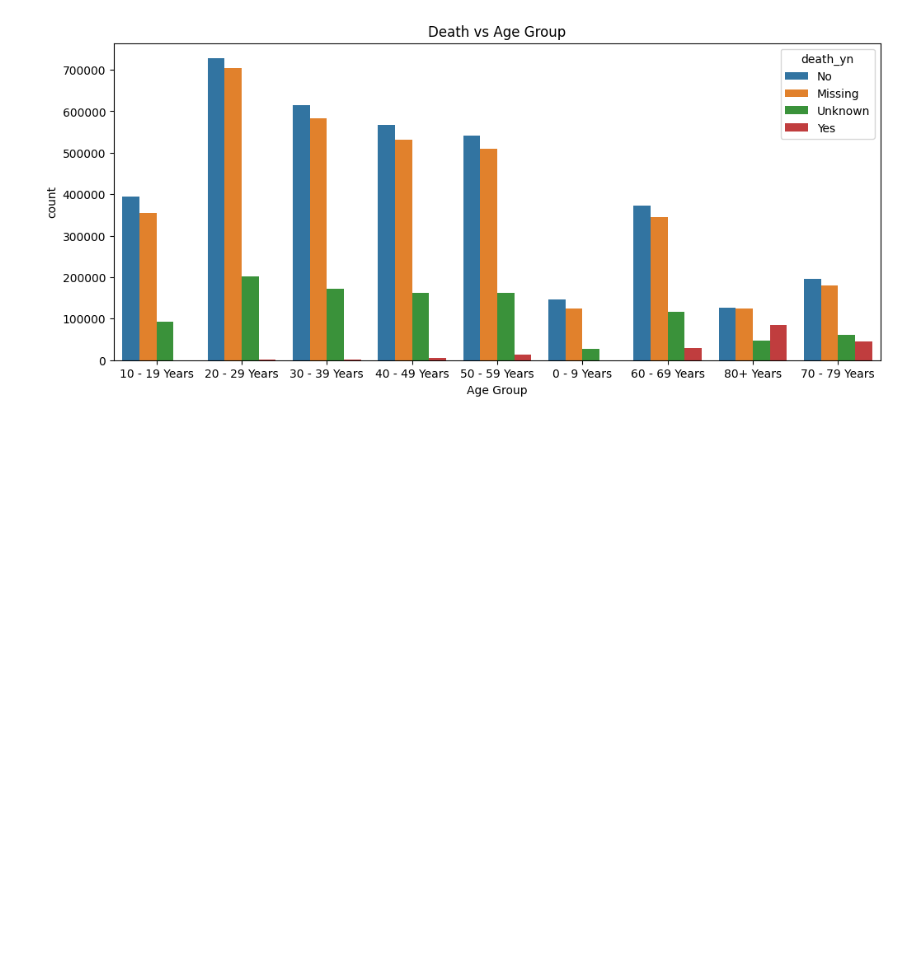
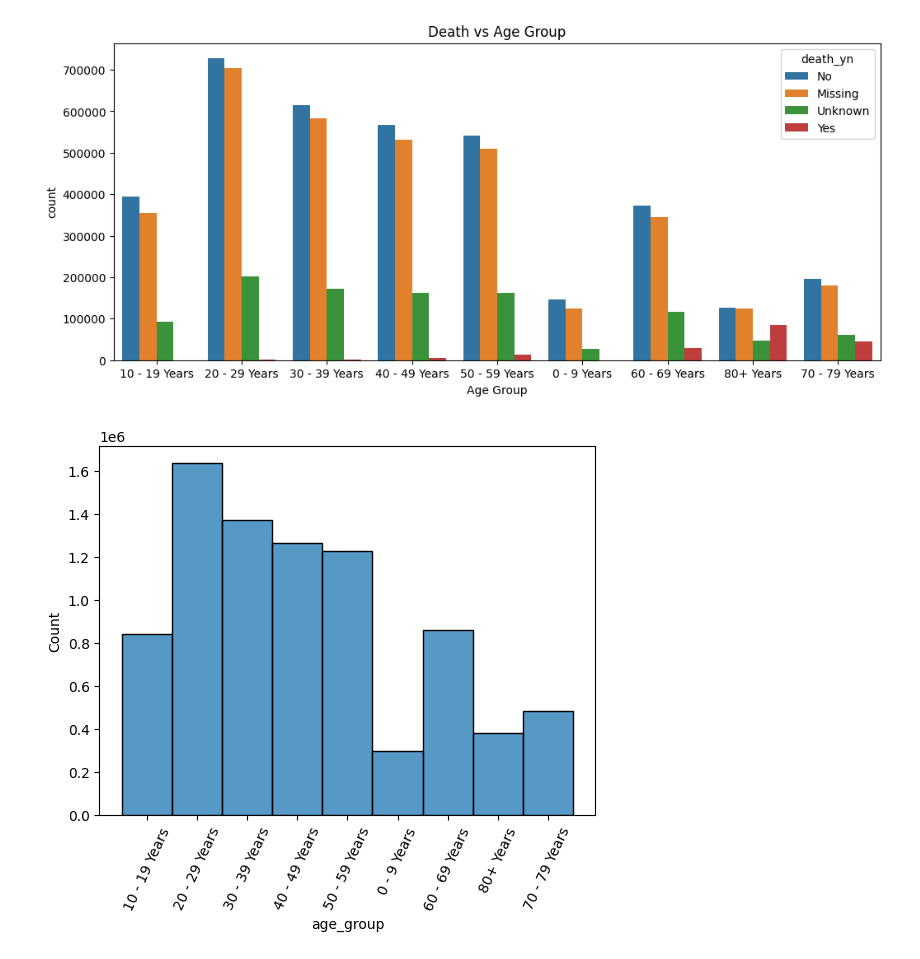
Before and after one commit to azizmumin/UAS-TeknologiOpenSource, a Jupyter notebook: UasTeknologiOpenSource.ipynb, the cells around one changed output. Cells and saved outputs as stored; diff of their text form; code cells hidden in the pictures; blank space fills up the shorter version.

```diff
--- a/UasTeknologiOpenSource.ipynb
+++ b/UasTeknologiOpenSource.ipynb
@@ -220,3 +220,8 @@ plt.xlabel('Age Group')
 plt.show()
 # %% [output]
 [figure]
+# %%
+sns.histplot(data=uas_df, x="age_group");
+plt.xticks(rotation=65);
+# %% [output]
+[figure, added]
```
Also changed, not shown: parts of 1 cell of this notebook.
